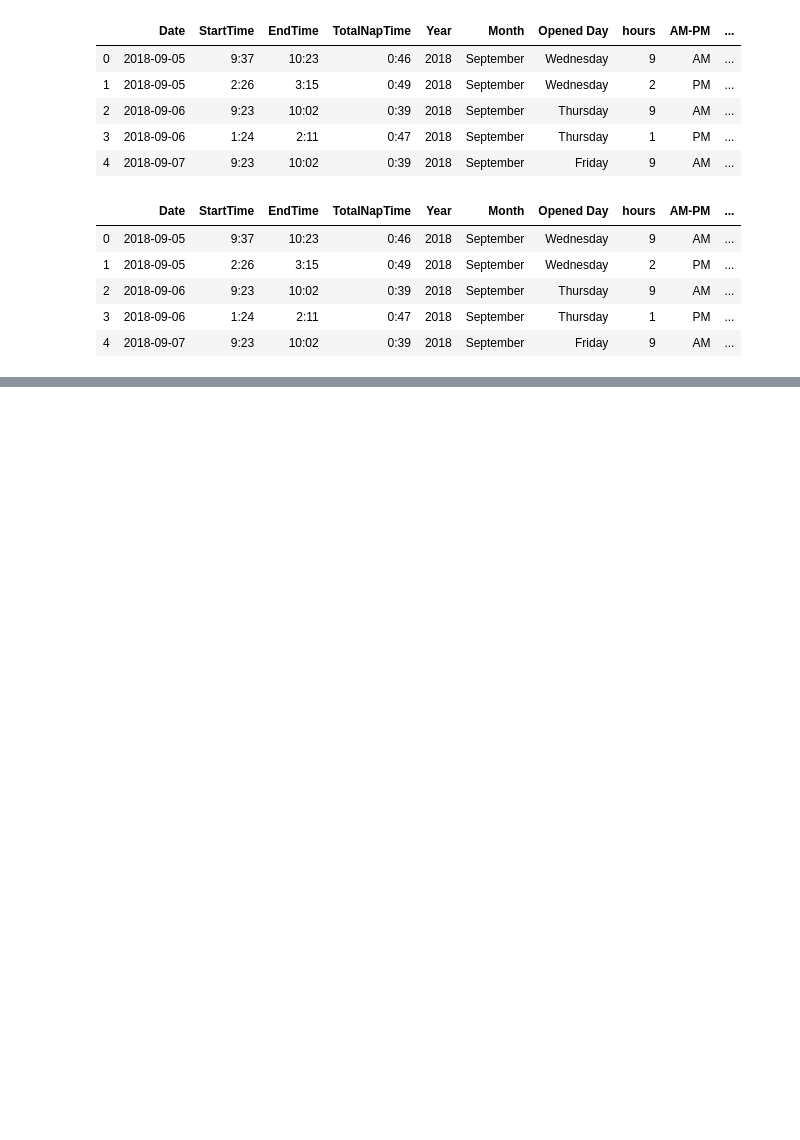
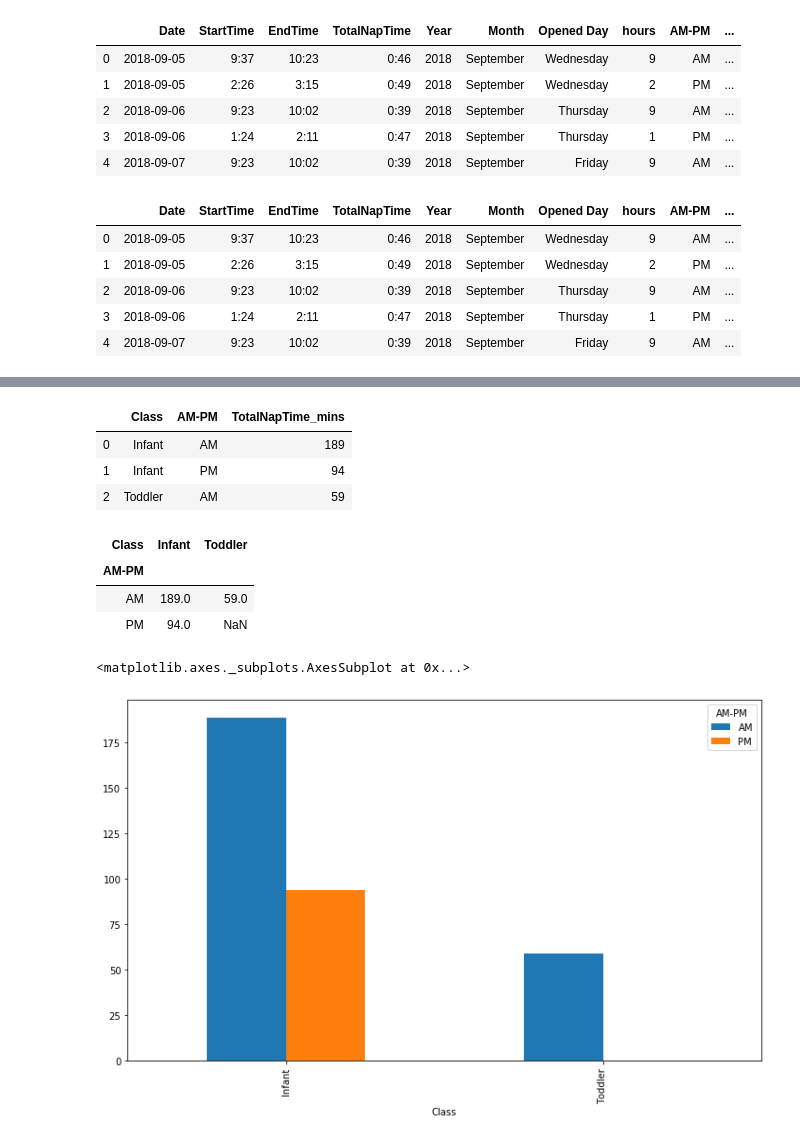
Before and after one commit to munindranath/Tadpole, a Jupyter notebook: Tadpole-Nap.ipynb, the cells around one changed output, grey strips where cells are left out. Cells and saved outputs as stored; diff of their text form; code cells hidden in the pictures; blank space fills up the shorter version.

```diff
--- a/Tadpole-Nap.ipynb
+++ b/Tadpole-Nap.ipynb
@@ -160,0 +173,3 @@ last updated: Fri Dec 27 2019 07:34:25 EST
+# %%
+ByClass = df.groupby(['Class', 'AM-PM']).count()
+ByClass
@@ -160,0 +182,22 @@ last updated: Fri Dec 27 2019 07:34:25 EST
+# %%
+ByClass = ByClass.reset_index([0,1])
+ByClass = ByClass[['Class', 'AM-PM', 'TotalNapTime_mins']]
+ByClass
+# %% [output]
+|  | Class | AM-PM | TotalNapTime_mins |
+| 0 | Infant | AM | 189 |
+| 1 | Infant | PM | 94 |
+| 2 | Toddler | AM | 59 |
+# %%
+ByClass = ByClass.pivot(index='AM-PM', columns='Class', values='TotalNapTime_mins')
+ByClass
+# %% [output]
+| Class | Infant | Toddler |
+| AM-PM |  |  |
+| AM | 189.0 | 59.0 |
+| PM | 94.0 | NaN |
+# %%
+ByClass.plot(kind='bar', figsize=(12,7))
+# %% [output]
+<matplotlib.axes._subplots.AxesSubplot at 0x...>
+[figure, added]
```
Also changed, not shown: parts of 10 cells of this notebook.
